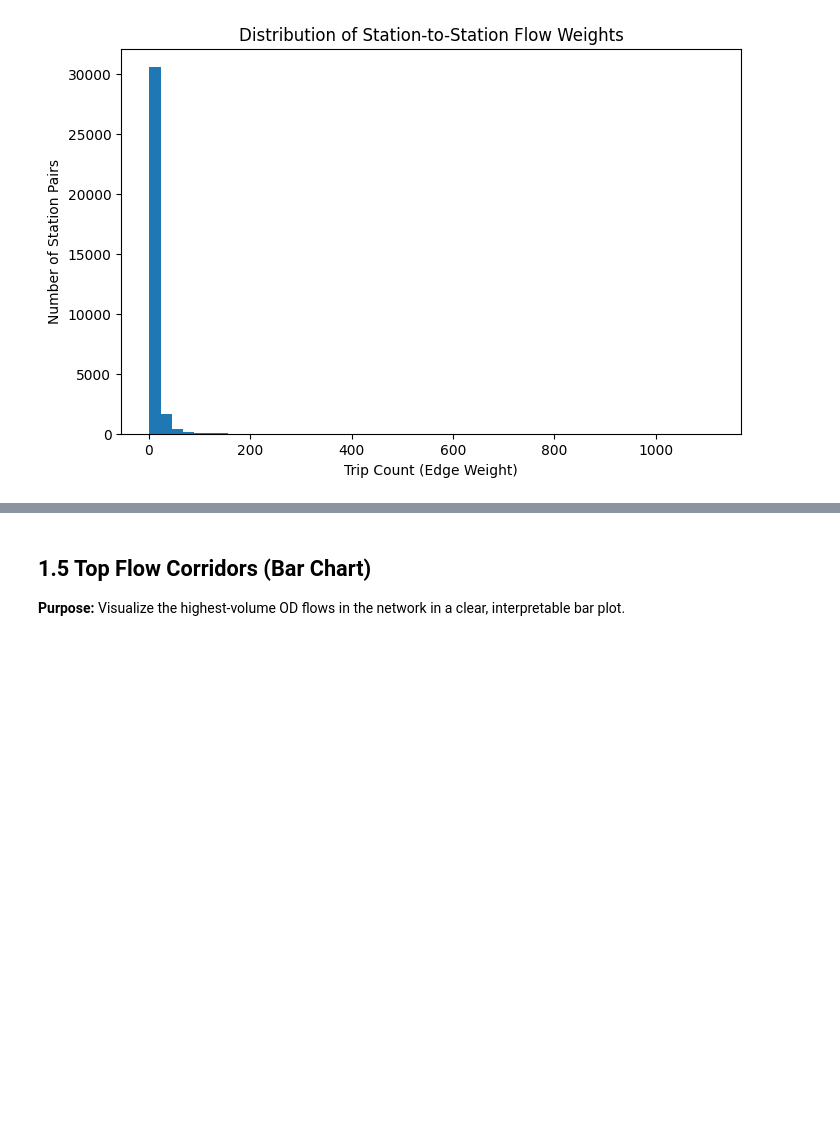
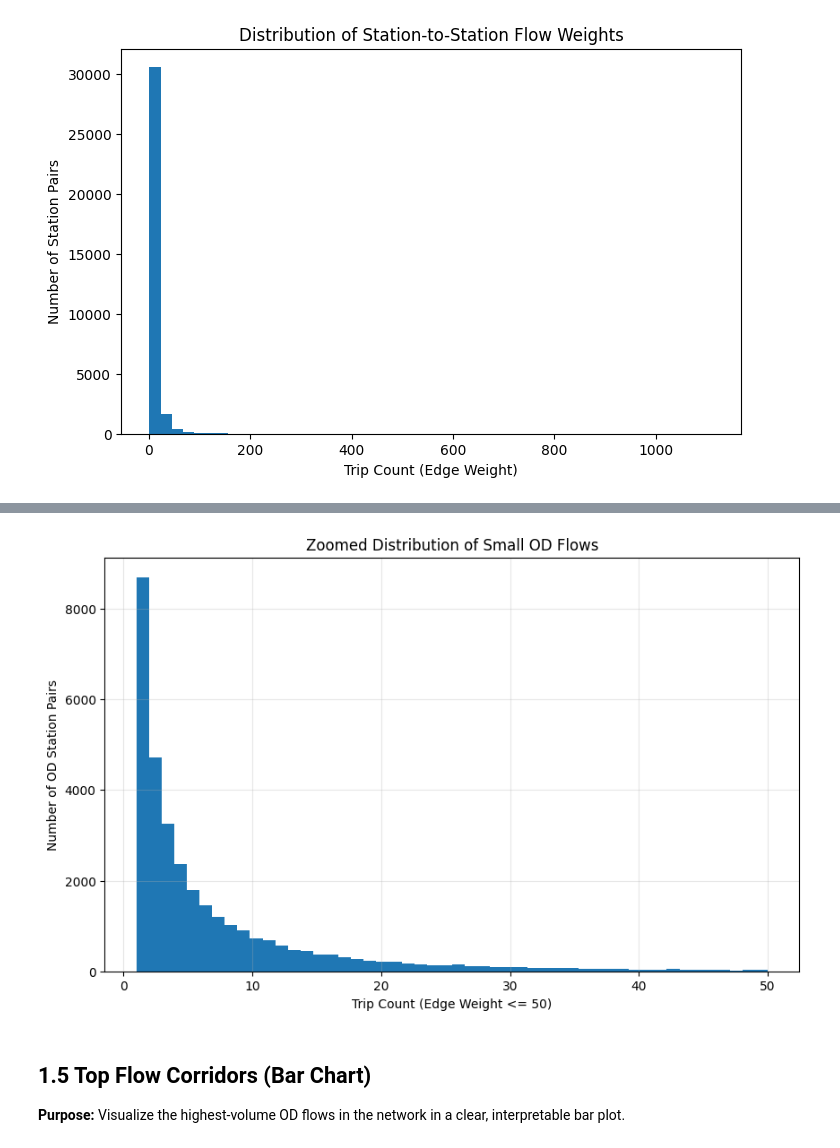
Before and after one commit to nfcolak/Network-Science---Helsinki-City-Bikes---UZH, a Jupyter notebook: notebooks/temporal_analysis.ipynb, the cells around one changed output, grey strips where cells are left out. Saved outputs shown, nothing was run; the diff lists cells and outputs as text; code cells hidden in the pictures; blank space fills up the shorter version.

```diff
--- a/notebooks/temporal_analysis.ipynb
+++ b/notebooks/temporal_analysis.ipynb
@@ -412,3 +503,23 @@ plt.show()
+# %%
+# ============================
+# 5.1.1 Zoomed-In Histogram (Flow Weight <= 50)
+# ============================
+
+small_weights = edge_weights[edge_weights <= 50]
+
+plt.figure(figsize=(10,6))
+plt.hist(small_weights, bins=50)
+plt.xlabel("Trip Count (Edge Weight <= 50)")
+plt.ylabel("Number of OD Station Pairs")
+plt.title("Zoomed Distribution of Small OD Flows")
+plt.grid(True, alpha=0.3)
+plt.show()
+
+# Explanation:
+# - Most OD flows fall into the 1–20 range.
+# - This zoom-in shows the structure of the bulk distribution.
+# %% [output]
+[figure, added]
 # %% [markdown]
 ## 1.5 Top Flow Corridors (Bar Chart)
 
```
Also changed, not shown: parts of 8 cells of this notebook, 1 other file.
